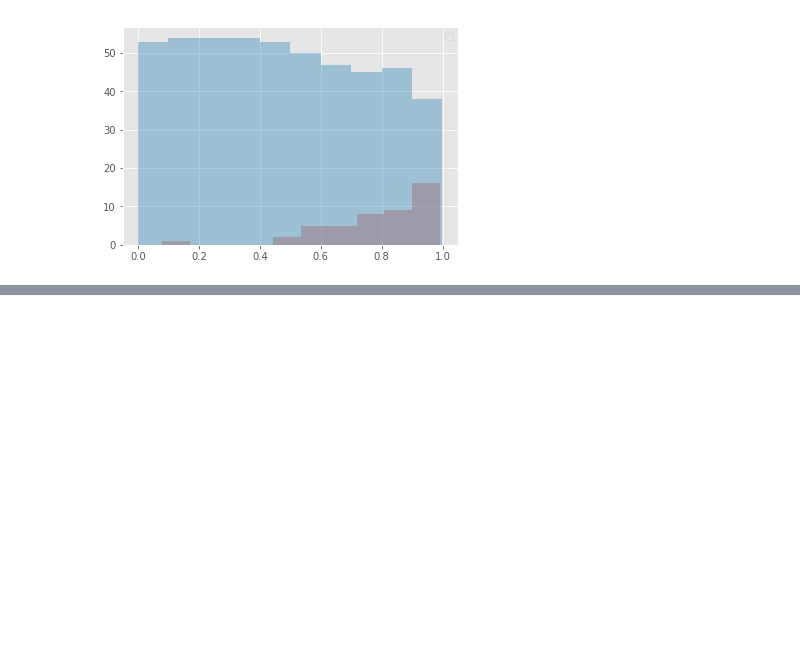
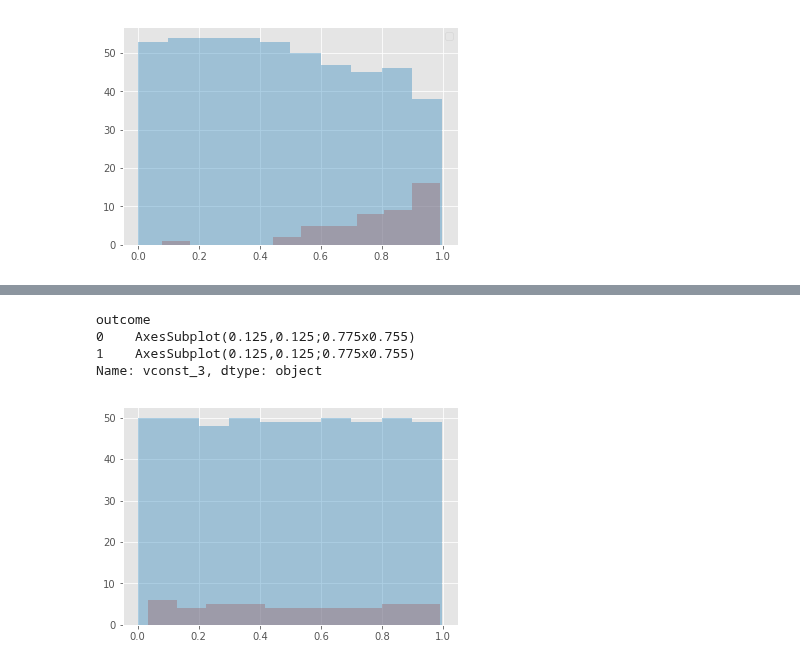
Before and after one commit to vmmadathil/simulation-failure-modeling, a Jupyter notebook: notebooks/Data Exploration & Cleaning.ipynb, the cells around one changed output, grey strips where cells are left out. Saved outputs shown, nothing was run; the diff lists cells and outputs as text; code cells hidden in the pictures; blank space fills up the shorter version.

```diff
--- a/notebooks/Data Exploration & Cleaning.ipynb
+++ b/notebooks/Data Exploration & Cleaning.ipynb
@@ -80,0 +101,8 @@ No handles with labels found to put in legend.
+# %%
+sim_data.loc[:, sim_data.columns.difference(exclude)].groupby('outcome').vconst_3.hist(alpha=0.4)
+# %% [output]
+outcome
+0    AxesSubplot(0.125,0.125;0.775x0.755)
+1    AxesSubplot(0.125,0.125;0.775x0.755)
+Name: vconst_3, dtype: object
+[figure, added]
```
Also changed, not shown: parts of 9 cells of this notebook.
